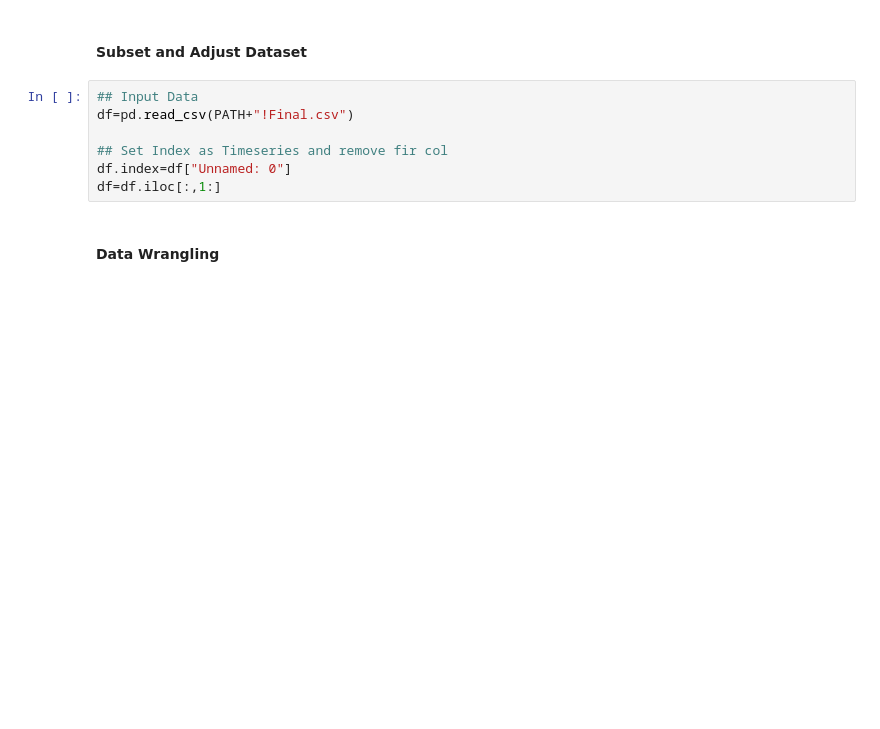
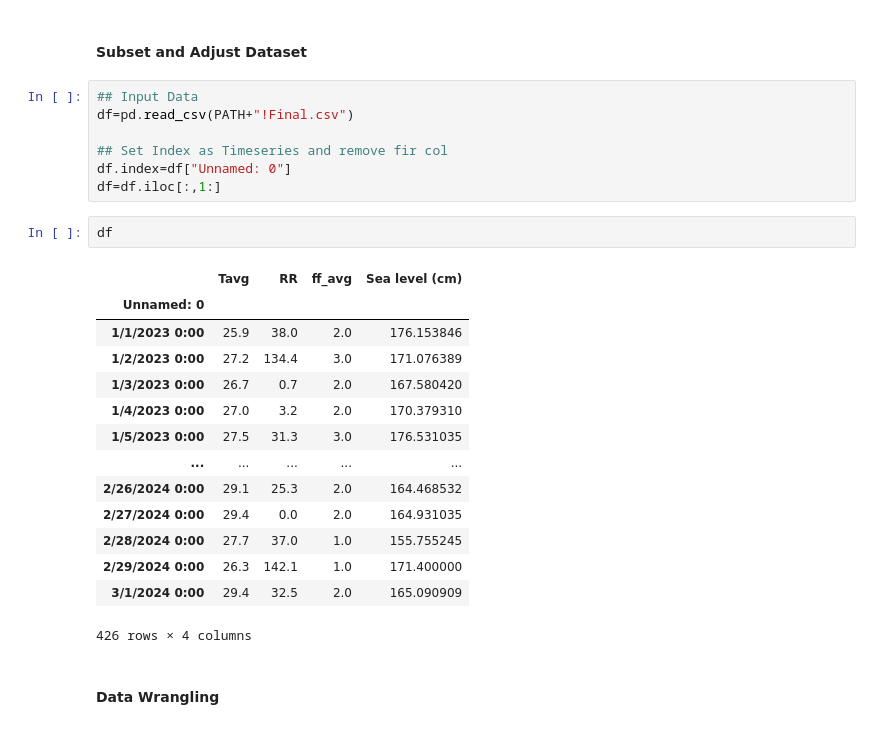
Before and after one commit to Rheyhan/BVAR-and-VAR-Comparison-on-Ancol-Sea-Level-PSB, a Jupyter notebook: SRC/VAR_MODEL.ipynb, the cells around one changed output. Cells and saved outputs as stored; diff of their text form; blank space fills up the shorter version.

```diff
--- a/SRC/VAR_MODEL.ipynb
+++ b/SRC/VAR_MODEL.ipynb
@@ -60,6 +60,23 @@ df=pd.read_csv(PATH+"!Final.csv")
 ## Set Index as Timeseries and remove fir col
 df.index=df["Unnamed: 0"]
 df=df.iloc[:,1:]
+# %%
+df
+# %% [output]
+|  | Tavg | RR | ff_avg | Sea level (cm) |
+| Unnamed: 0 |  |  |  |  |
+| 1/1/2023 0:00 | 25.9 | 38.0 | 2.0 | 176.153846 |
+| 1/2/2023 0:00 | 27.2 | 134.4 | 3.0 | 171.076389 |
+| 1/3/2023 0:00 | 26.7 | 0.7 | 2.0 | 167.580420 |
+| 1/4/2023 0:00 | 27.0 | 3.2 | 2.0 | 170.379310 |
+| 1/5/2023 0:00 | 27.5 | 31.3 | 3.0 | 176.531035 |
+| ... | ... | ... | ... | ... |
+| 2/26/2024 0:00 | 29.1 | 25.3 | 2.0 | 164.468532 |
+| 2/27/2024 0:00 | 29.4 | 0.0 | 2.0 | 164.931035 |
+| 2/28/2024 0:00 | 27.7 | 37.0 | 1.0 | 155.755245 |
+| 2/29/2024 0:00 | 26.3 | 142.1 | 1.0 | 171.400000 |
+| 3/1/2024 0:00 | 29.4 | 32.5 | 2.0 | 165.090909 |
+426 rows × 4 columns
 # %% [markdown]
 #### Data Wrangling
 # %%
```
Also changed, not shown: 4 other files.
